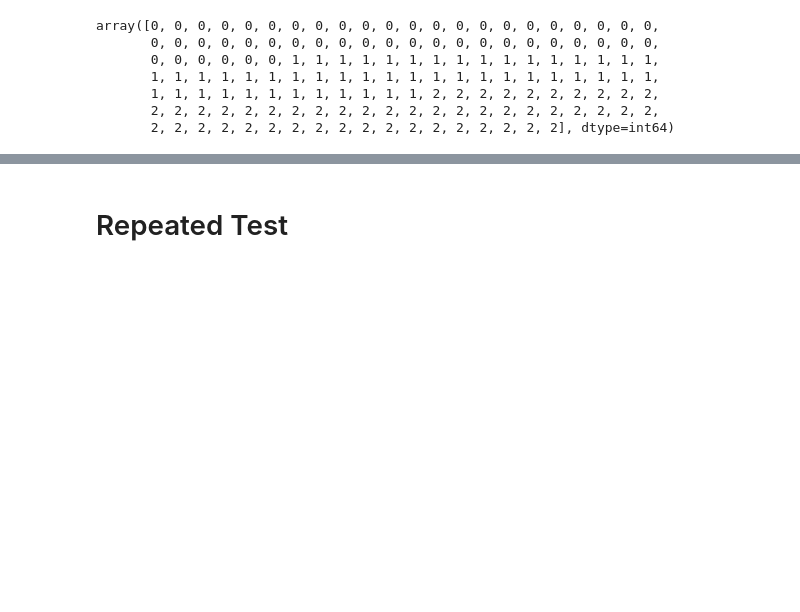
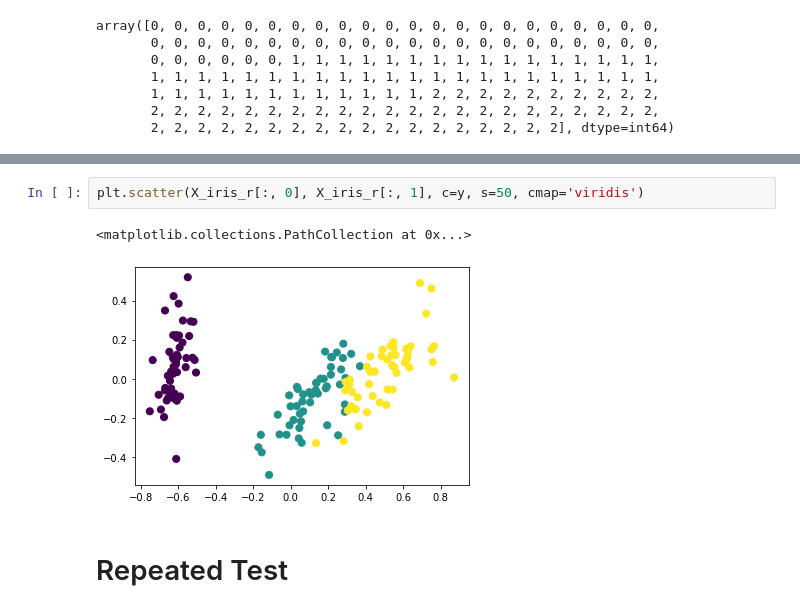
Before and after one commit to ElhNour/Partitioning_Clustering_using_PSO_metaheuristic, a Jupyter notebook: Err.ipynb, the cells around one changed output, grey strips where cells are left out. Saved outputs shown, nothing was run; the diff lists cells and outputs as text; blank space fills up the shorter version.

```diff
--- a/Err.ipynb
+++ b/Err.ipynb
@@ -123,2 +128,7 @@ array([0, 0, 0, 0, 0, 0, 0, 0, 0, 0, 0, 0, 0, 0, 0, 0, 0, 0, 0, 0, 0, 0,
+# %%
+plt.scatter(X_iris_r[:, 0], X_iris_r[:, 1], c=y, s=50, cmap='viridis')
+# %% [output]
+<matplotlib.collections.PathCollection at 0x...>
+[figure, added]
 # %% [markdown]
 # Repeated Test
```
Also changed, not shown: parts of 9 cells of this notebook, 5 other files.
